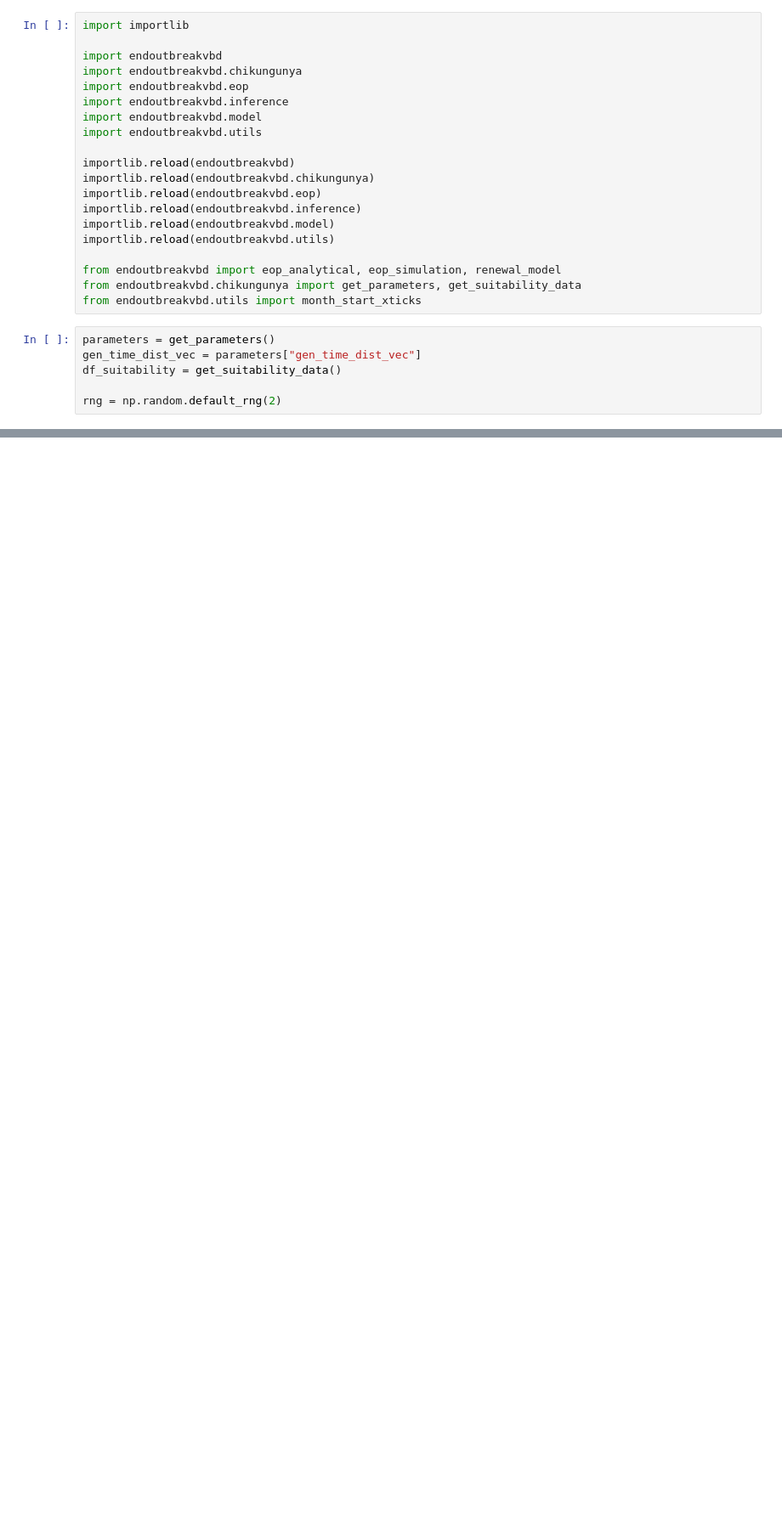
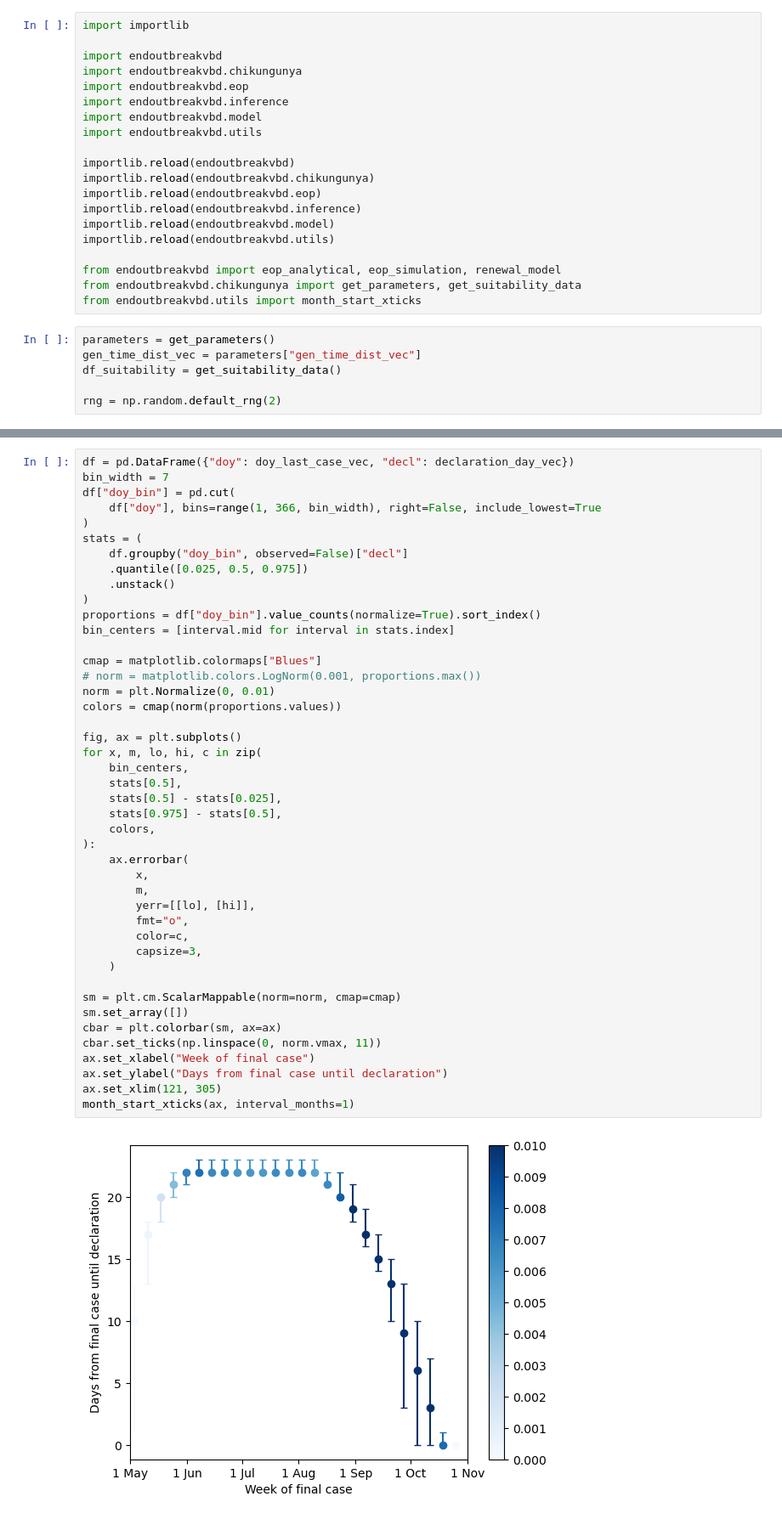
Before and after one commit to will-s-hart/end-of-outbreak-vbd, a Jupyter notebook: notebooks/sim_study.ipynb, the cells around one changed output, grey strips where cells are left out. Shown at 85% size. Cells and saved outputs as stored; diff of their text form; blank space fills up the shorter version.

```diff
--- a/notebooks/sim_study.ipynb
+++ b/notebooks/sim_study.ipynb
@@ -210,3 +209,49 @@ month_start_xticks(ax2)
+# %%
+df = pd.DataFrame({"doy": doy_last_case_vec, "decl": declaration_day_vec})
+bin_width = 7
+df["doy_bin"] = pd.cut(
+    df["doy"], bins=range(1, 366, bin_width), right=False, include_lowest=True
+)
+stats = (
+    df.groupby("doy_bin", observed=False)["decl"]
+    .quantile([0.025, 0.5, 0.975])
+    .unstack()
+)
+proportions = df["doy_bin"].value_counts(normalize=True).sort_index()
+bin_centers = [interval.mid for interval in stats.index]
+
+cmap = matplotlib.colormaps["Blues"]
+# norm = matplotlib.colors.LogNorm(0.001, proportions.max())
+norm = plt.Normalize(0, 0.01)
+colors = cmap(norm(proportions.values))
+
+fig, ax = plt.subplots()
+for x, m, lo, hi, c in zip(
+    bin_centers,
+    stats[0.5],
+    stats[0.5] - stats[0.025],
+    stats[0.975] - stats[0.5],
+    colors,
+):
+    ax.errorbar(
+        x,
+        m,
+        yerr=[[lo], [hi]],
+        fmt="o",
+        color=c,
+        capsize=3,
+    )
+
+sm = plt.cm.ScalarMappable(norm=norm, cmap=cmap)
+sm.set_array([])
+cbar = plt.colorbar(sm, ax=ax)
+cbar.set_ticks(np.linspace(0, norm.vmax, 11))
+ax.set_xlabel("Week of final case")
+ax.set_ylabel("Days from final case until declaration")
+ax.set_xlim(121, 305)
+month_start_xticks(ax, interval_months=1)
+# %% [output]
+[figure, added]
 # %%
 fig, ax = plt.subplots()
 doy_vec = np.arange(121, 306)
```
Also changed, not shown: parts of 8 cells of this notebook, 3 other files.
